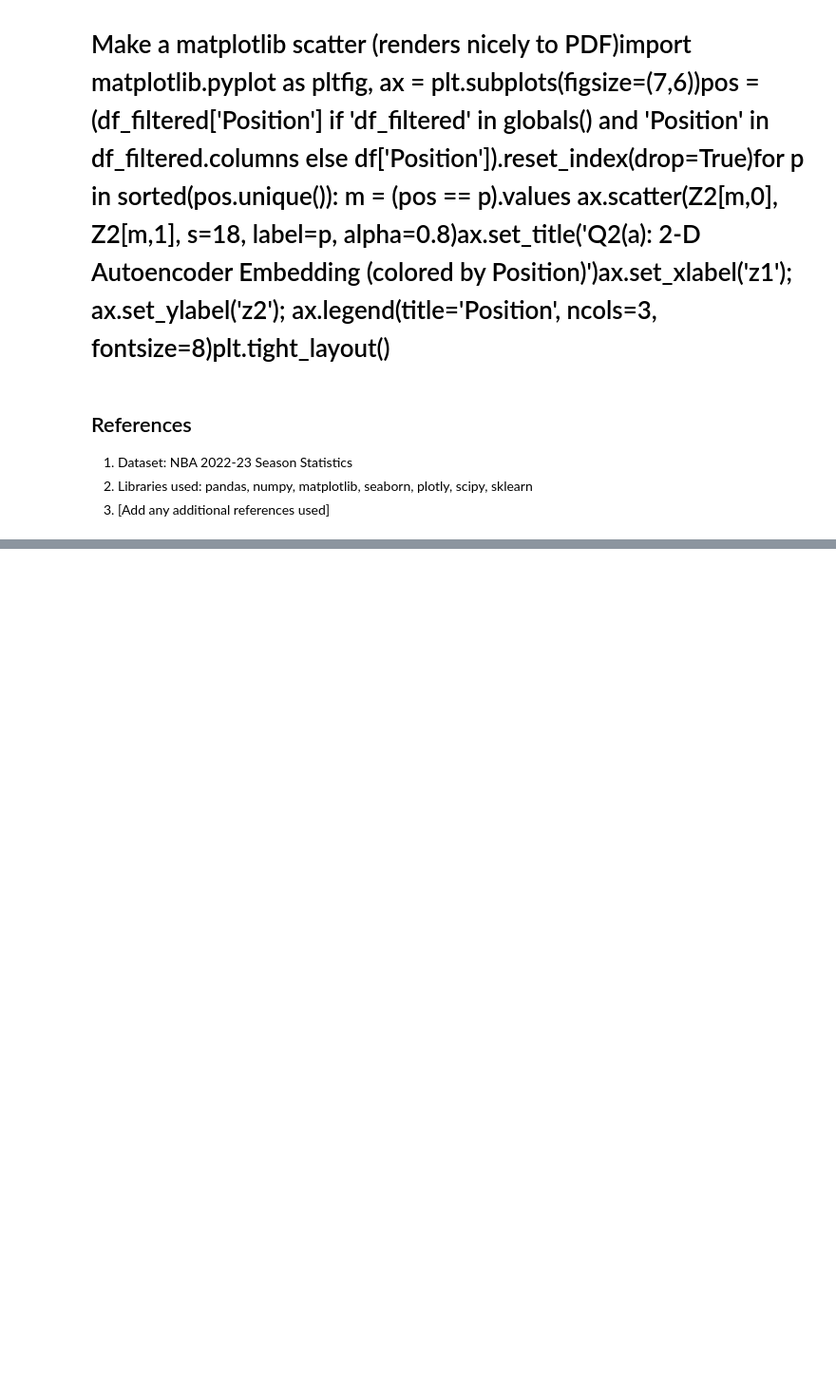
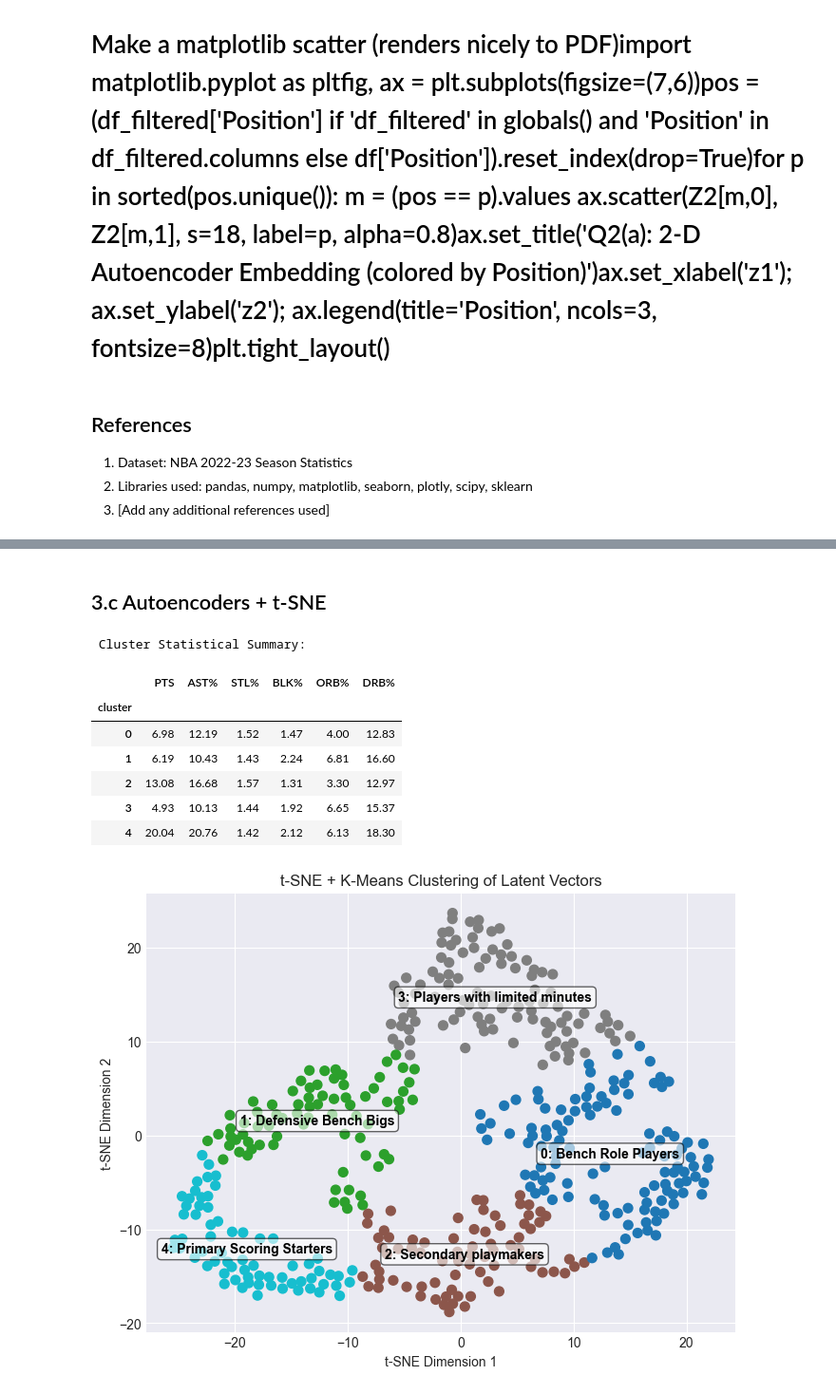
Before and after one commit to SeanMz28/IDVE_assignment2, a Jupyter notebook: assignment2.ipynb, the cells around one changed output, grey strips where cells are left out. Shown: that part at 95% size. Cells and saved outputs as stored; diff of their text form; code cells hidden in the pictures; blank space fills up the shorter version.

```diff
--- a/assignment2.ipynb
+++ b/assignment2.ipynb
@@ -887,0 +1006,58 @@ print(f"Loaded latent vectors: {Z2.shape}")
+# %% [markdown]
+## 3.c Autoencoders + t-SNE
+# %%
+# Reduce latent vectors to 2D using t-SNE
+tsne = TSNE(n_components=2, random_state=42, perplexity=30, learning_rate=200)
+latent_tsne = tsne.fit_transform(latent_vectors)
+
+# Apply K-Means clustering to t-SNE output
+kmeans = KMeans(n_clusters=5, random_state=42)
+cluster_labels = kmeans.fit_predict(latent_tsne)
+
+# Add cluster labels to df and also filter the df to match the latent vectors
+df = df.iloc[:len(cluster_labels)].copy()
+df['cluster'] = cluster_labels
+
+# Define stats
+stat_cols = ['PTS', 'AST%', 'STL%', 'BLK%', 'ORB%', 'DRB%']
+
+# Compute cluster summary
+cluster_summary = df.groupby('cluster')[stat_cols].mean().round(2)
+print("\n Cluster Statistical Summary:")
+display(cluster_summary)
+
+# Plot t-SNE reduced space
+plt.figure(figsize=(8, 6))
+plt.scatter(latent_tsne[:, 0], latent_tsne[:, 1], c=cluster_labels, cmap='tab10', s=50)
+plt.title("t-SNE + K-Means Clustering of Latent Vectors")
+plt.xlabel("t-SNE Dimension 1")
+plt.ylabel("t-SNE Dimension 2")
+
+# Add cluster labels
+cluster_names = {
+    0: "0: Bench Role Players",
+    1: "1: Defensive Bench Bigs",
+    2: "2: Secondary playmakers",
+    3: "3: Players with limited minutes",
+    4: "4: Primary Scoring Starters"
+}
+
+# Replace label text
+for cluster_id in range(kmeans.n_clusters):
+    x_mean = latent_tsne[cluster_labels == cluster_id, 0].mean()
+    y_mean = latent_tsne[cluster_labels == cluster_id, 1].mean()
+    plt.text(x_mean, y_mean,
+             cluster_names[cluster_id],
+             fontsize=10, weight='bold',
+             color='black', ha='center', va='center',
+             bbox=dict(facecolor='white', alpha=0.6, edgecolor='black', boxstyle='round,pad=0.3'))
+# %% [output]
+ Cluster Statistical Summary:
+|  | PTS | AST% | STL% | BLK% | ORB% | DRB% |
+| cluster |  |  |  |  |  |  |
+| 0 | 6.98 | 12.19 | 1.52 | 1.47 | 4.00 | 12.83 |
+| 1 | 6.19 | 10.43 | 1.43 | 2.24 | 6.81 | 16.60 |
+| 2 | 13.08 | 16.68 | 1.57 | 1.31 | 3.30 | 12.97 |
+| 3 | 4.93 | 10.13 | 1.44 | 1.92 | 6.65 | 15.37 |
+| 4 | 20.04 | 20.76 | 1.42 | 2.12 | 6.13 | 18.30 |
+[figure, added]
```
Also changed, not shown: parts of 9 cells of this notebook.
